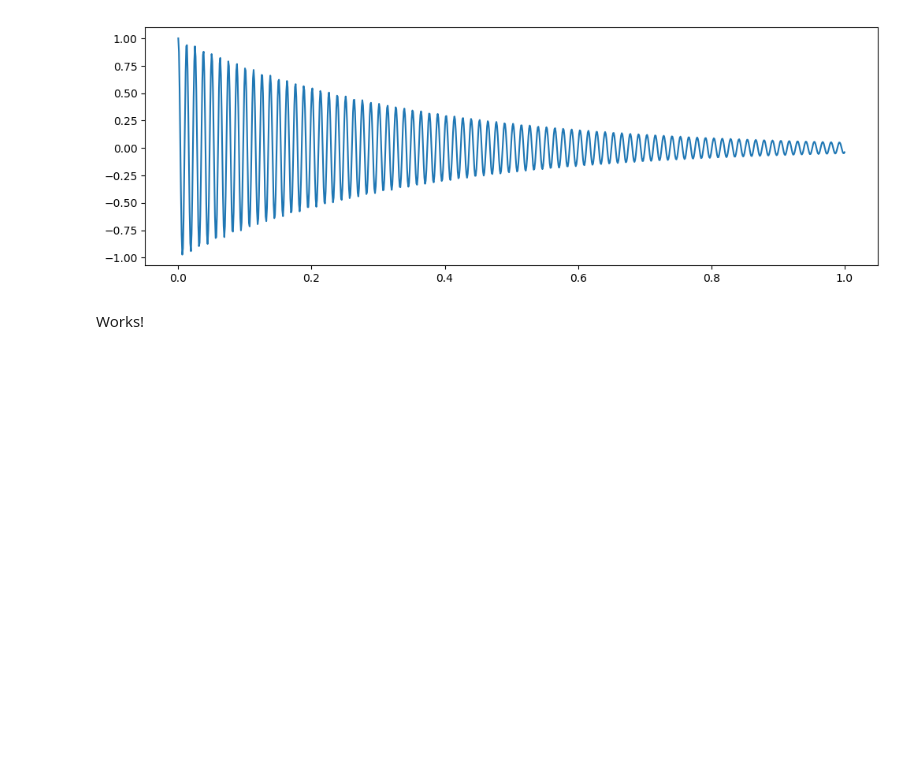
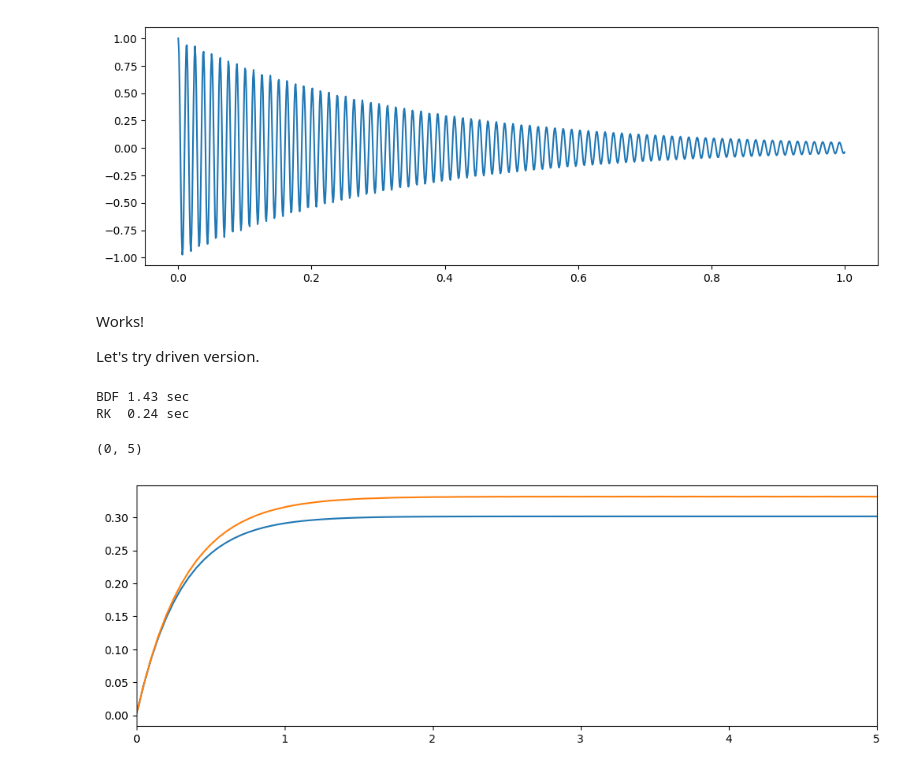
Before and after one commit to gsteele13/gary-misc-notebooks, a Jupyter notebook: Complex_ODEs.ipynb, the cells around one changed output. Cells and saved outputs as stored; diff of their text form; code cells hidden in the pictures; blank space fills up the shorter version.

```diff
--- a/Complex_ODEs.ipynb
+++ b/Complex_ODEs.ipynb
@@ -41,11 +42,12 @@ although there is some caveats about the forms of the equations (which our funct
 Let's try it!
 # %%
 w0 = 500
-kappa = 3+0j
+kappa = 3
 
 def dydt(t,y):
     return 1j*w0*y-kappa*y
 
+# The 0j was important to get the correct variable type
 y0 = 1+0j
 
 T = 1
@@ -58,5 +60,43 @@ plt.plot(t,np.real(a))
 # %% [output]
 [<matplotlib.lines.Line2D at 0x...>]
 [figure]
-# %% [markdown]
-Works!
+# %% [markdown]
+Works!
+
+Let's try driven version.
+# %%
+w0 = 500
+kappa = 3
+wd = 500
+
+def dydt(t,y):
+    return 1j*w0*y-kappa*y+np.exp(1j*wd*t)
+
+# The 0j was important to get the correct variable type
+y0 = 0j
+
+# Had to decrease step size?
+T = 5
+N= 100
+t = np.linspace(0,T,N)
+
+t1 = time.time()
+sol = solve_ivp(dydt, [0,T], [y0], t_eval = t, method="BDF")
+t2 = time.time()
+sol2 = solve_ivp(dydt, [0,T], [y0], t_eval = t)
+t3 = time.time()
+
+print("BDF %.2f sec" %(t2-t1))
+print("RK  %.2f sec" %(t3-t2))
+
+a = sol.y[0]
+b = sol2.y[0]
+plt.plot(t,np.abs(a))
+plt.plot(t,np.abs(b))
+
+plt.xlim(0,5)
+# %% [output]
+BDF 1.43 sec
+RK  0.24 sec
+(0, 5)
+[figure, added]
```
Also changed, not shown: parts of 1 cell of this notebook, 5 other files.
